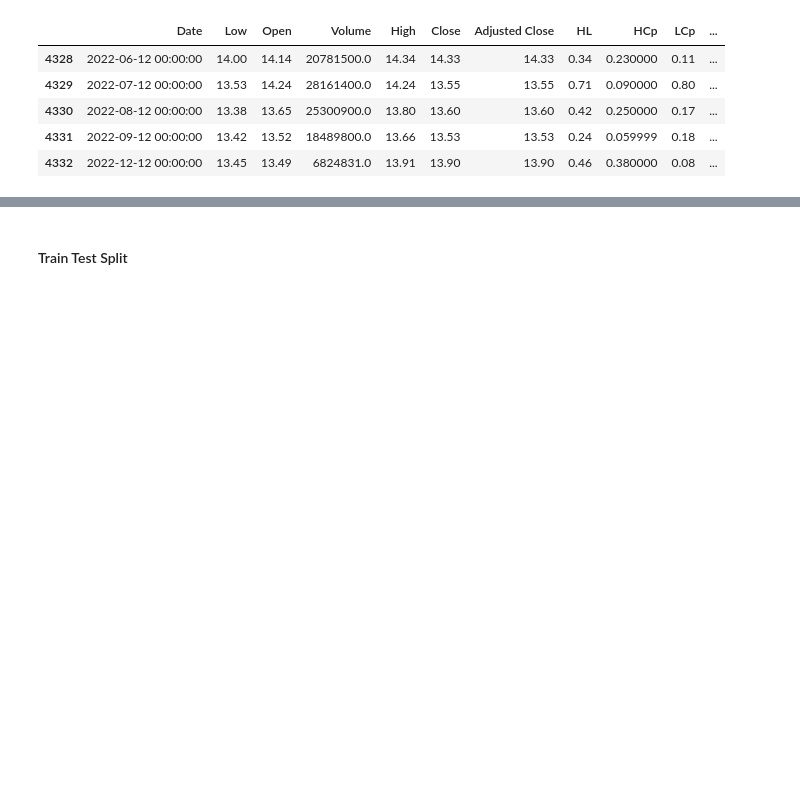
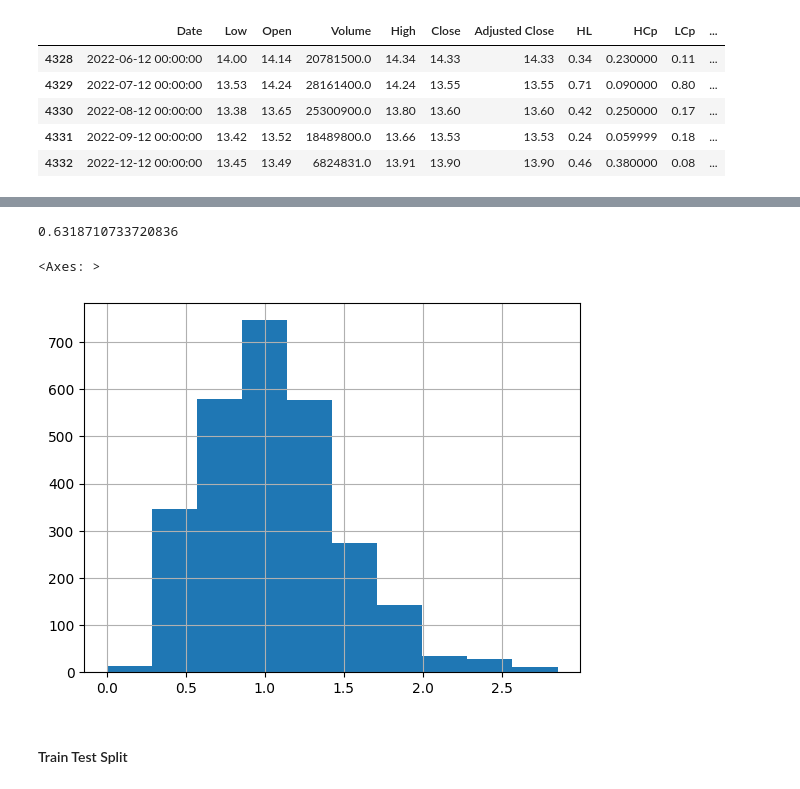
Before and after one commit to farhanarrafi/UNT-CS-Machine-Learning-Project, a Jupyter notebook: MachineLearning_Project.ipynb, the cells around one changed output, grey strips where cells are left out. Cells and saved outputs as stored; diff of their text form; code cells hidden in the pictures; blank space fills up the shorter version.

```diff
--- a/MachineLearning_Project.ipynb
+++ b/MachineLearning_Project.ipynb
@@ -277,3 +293,12 @@ df_sp500_1stock.tail()
+# %%
+df_sp500_1stock.ATR.mean() - df_sp500_1stock.ATR.std()
+# %% [output]
+0.6318710733720836
+# %%
+df_sp500_1stock.ATR.hist()
+# %% [output]
+<Axes: >
+[figure, added]
 # %% [markdown]
 #### Train Test Split
 # %%
```
Also changed, not shown: parts of 16 cells of this notebook.
